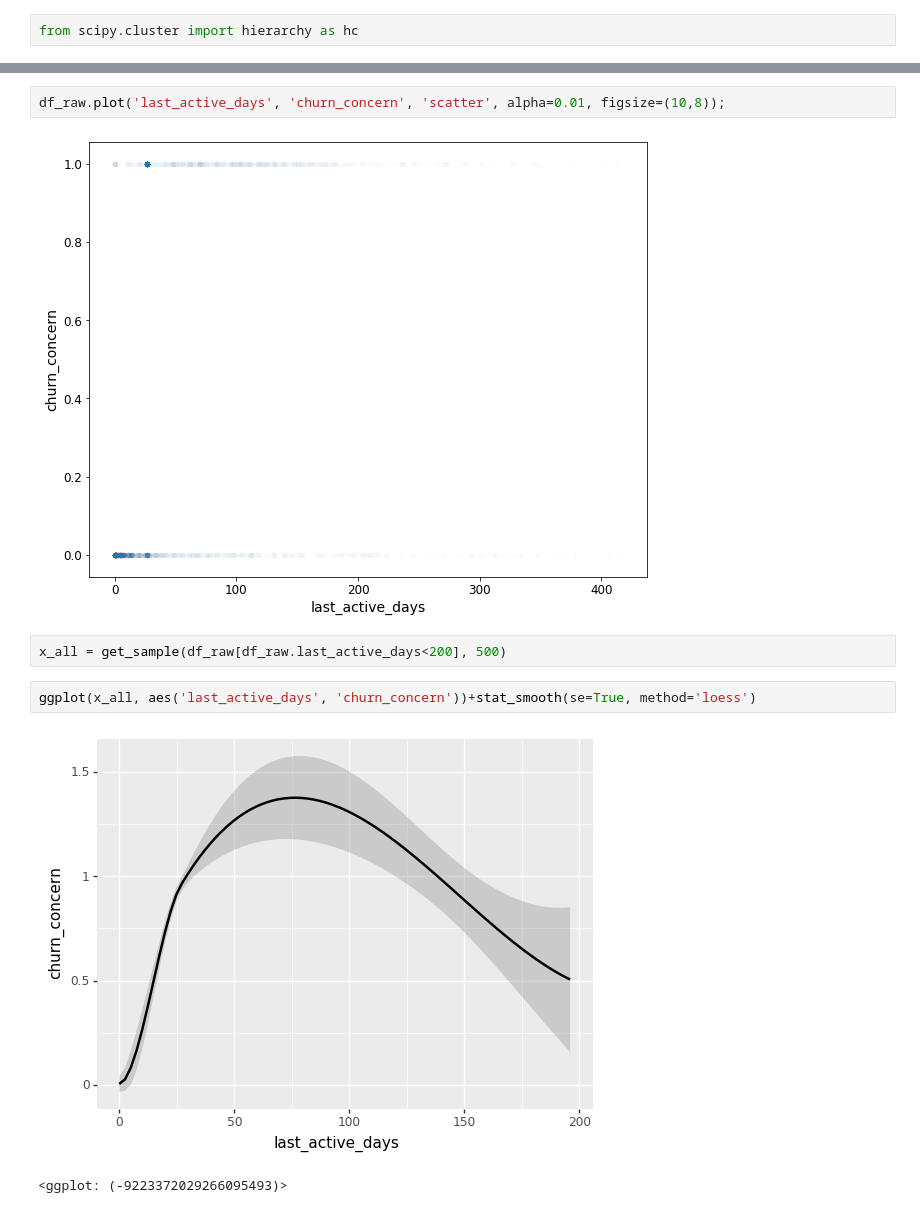
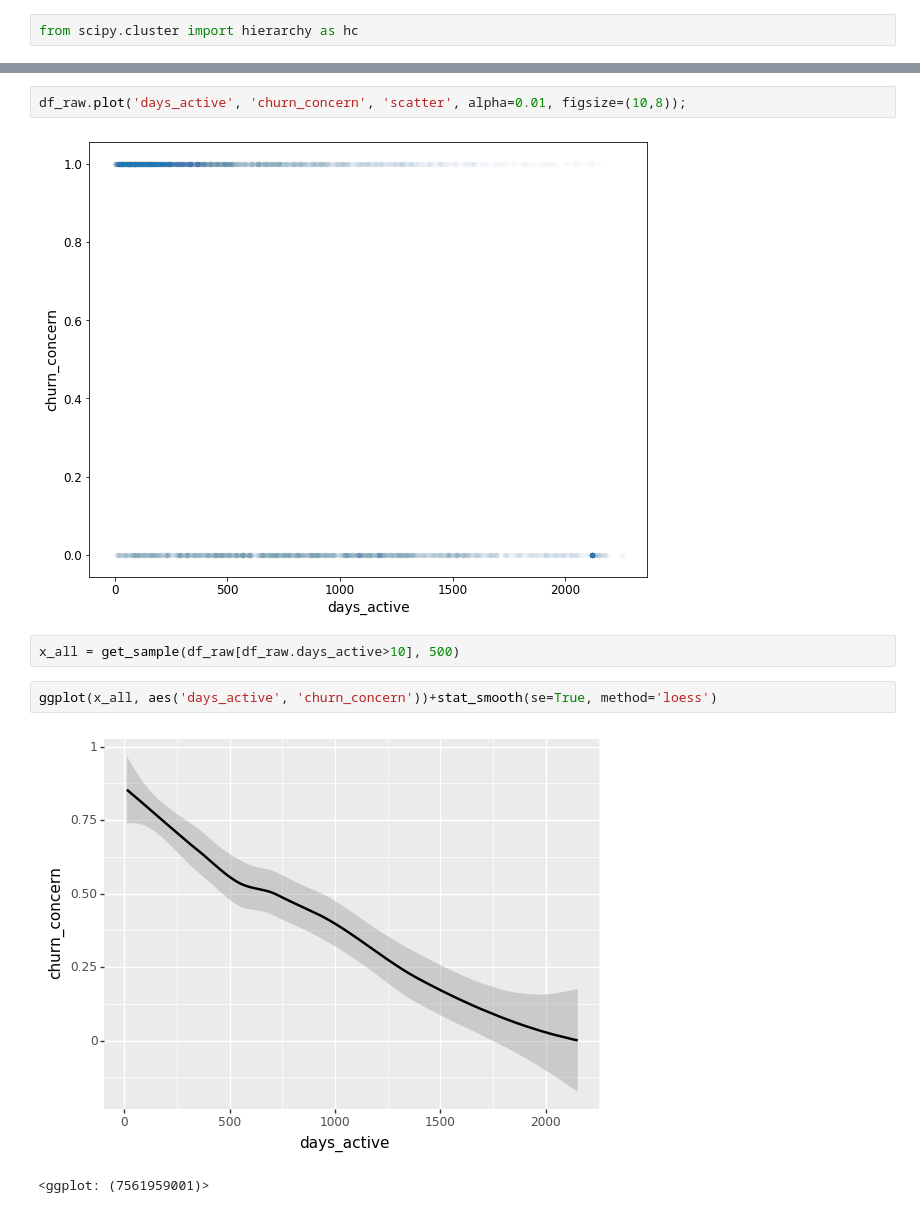
Before and after one commit to justinhennessy/100-days-of-code, a Jupyter notebook: project/project.ipynb, the cells around one changed output, grey strips where cells are left out. Cells and saved outputs as stored; diff of their text form.

```diff
--- a/project/project.ipynb
+++ b/project/project.ipynb
@@ -304,11 +325,11 @@ plot_fi(rf_feat_importance(m, df_trn2)[:10]);
 # %%
-df_raw.plot('last_active_days', 'churn_concern', 'scatter', alpha=0.01, figsize=(10,8));
+df_raw.plot('days_active', 'churn_concern', 'scatter', alpha=0.01, figsize=(10,8));
 # %% [output]
-[figure, old version]
+[figure, new version]
 # %%
-x_all = get_sample(df_raw[df_raw.last_active_days<200], 500)
+x_all = get_sample(df_raw[df_raw.days_active>10], 500)
 # %%
-ggplot(x_all, aes('last_active_days', 'churn_concern'))+stat_smooth(se=True, method='loess')
+ggplot(x_all, aes('days_active', 'churn_concern'))+stat_smooth(se=True, method='loess')
 # %% [output]
-[figure, old version]
+[figure, new version]
-<ggplot: (-9223372029266095493)>
+<ggplot: (7561959001)>
```
Also changed, not shown: parts of 46 cells of this notebook.
